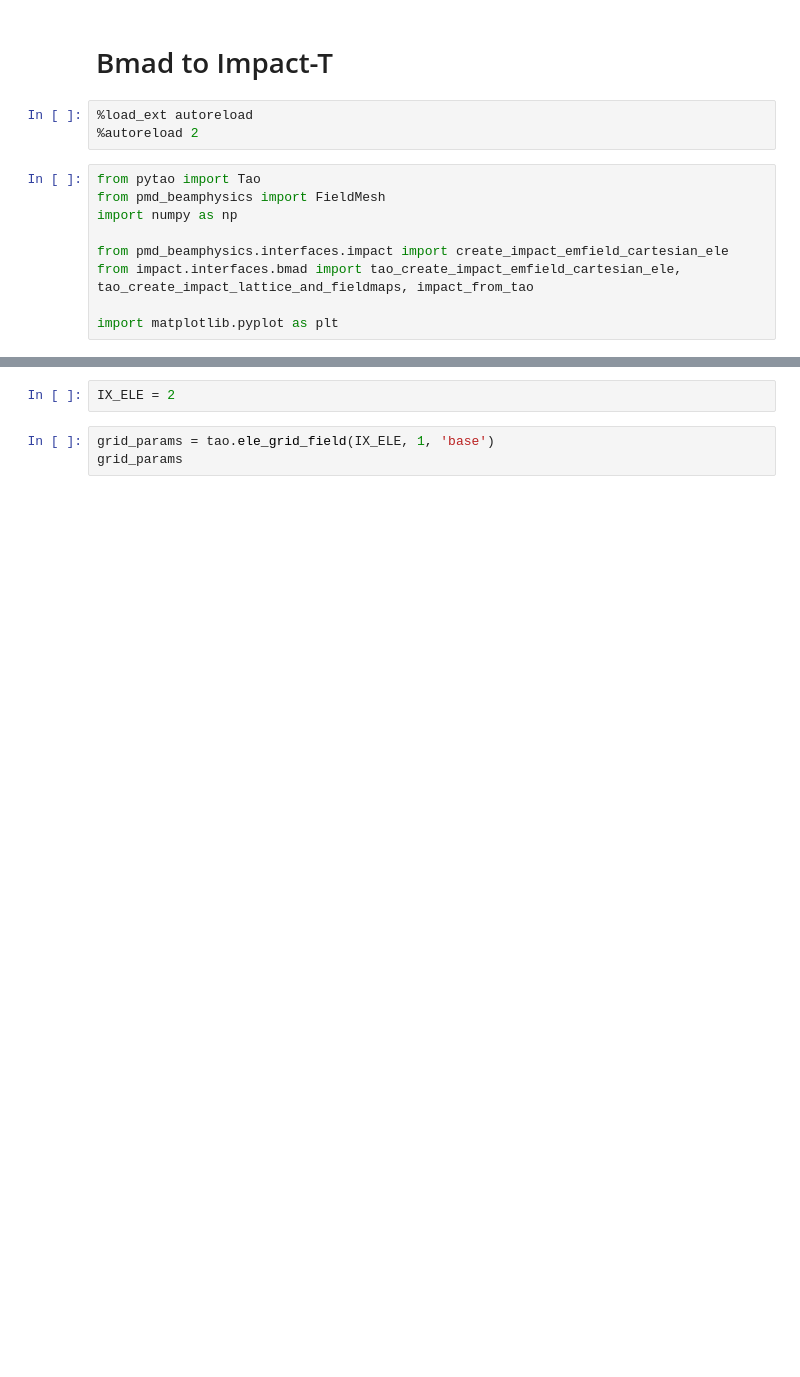
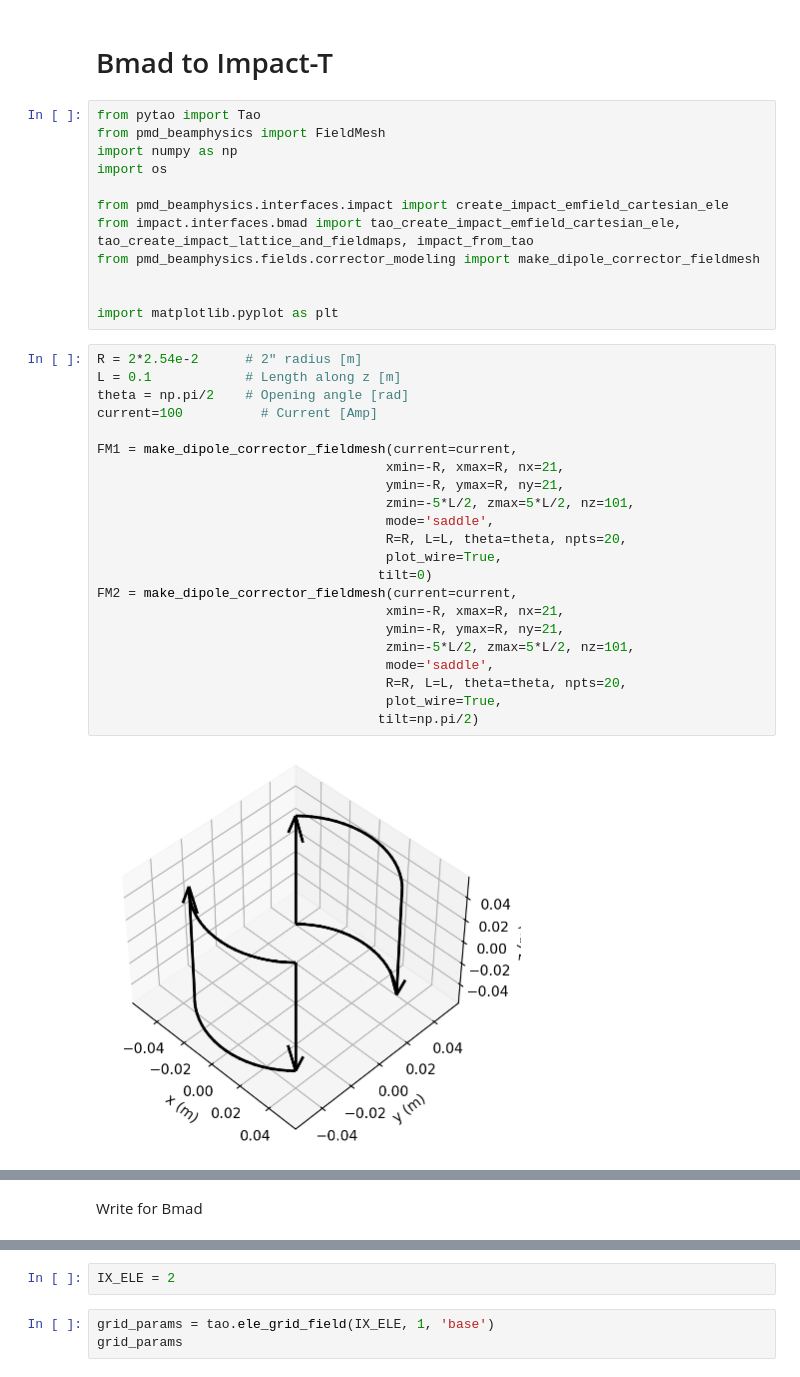
Before and after one commit to ChristopherMayes/lume-impact, a Jupyter notebook: docs/examples/templates/corrector_coil/bmad_to_impact.ipynb, the cells around one changed output, grey strips where cells are left out. Drawn from its saved outputs; the diff is of its cells as text; blank space fills up the shorter version.

```diff
--- a/docs/examples/templates/corrector_coil/bmad_to_impact.ipynb
+++ b/docs/examples/templates/corrector_coil/bmad_to_impact.ipynb
@@ -1,14 +1,38 @@
 # %% [markdown]
 # Bmad to Impact-T
-# %%
-%load_ext autoreload
-%autoreload 2
 # %%
 from pytao import Tao
 from pmd_beamphysics import FieldMesh
 import numpy as np
+import os
 
 from pmd_beamphysics.interfaces.impact import create_impact_emfield_cartesian_ele
 from impact.interfaces.bmad import tao_create_impact_emfield_cartesian_ele, tao_create_impact_lattice_and_fieldmaps, impact_from_tao
+from pmd_beamphysics.fields.corrector_modeling import make_dipole_corrector_fieldmesh
+
 
 import matplotlib.pyplot as plt
+# %%
+R = 2*2.54e-2      # 2" radius [m]
+L = 0.1            # Length along z [m]
+theta = np.pi/2    # Opening angle [rad]
+current=100          # Current [Amp]
+
+FM1 = make_dipole_corrector_fieldmesh(current=current,
+                                     xmin=-R, xmax=R, nx=21,
+                                     ymin=-R, ymax=R, ny=21,
+                                     zmin=-5*L/2, zmax=5*L/2, nz=101,
+                                     mode='saddle',
+                                     R=R, L=L, theta=theta, npts=20,
+                                     plot_wire=True,
+                                    tilt=0)
+FM2 = make_dipole_corrector_fieldmesh(current=current,
+                                     xmin=-R, xmax=R, nx=21,
+                                     ymin=-R, ymax=R, ny=21,
+                                     zmin=-5*L/2, zmax=5*L/2, nz=101,
+                                     mode='saddle',
+                                     R=R, L=L, theta=theta, npts=20,
+                                     plot_wire=True,
+                                    tilt=np.pi/2)
+# %% [output]
+[figure, added]
@@ -14,0 +40,2 @@ import matplotlib.pyplot as plt
+# %% [markdown]
+Write for Bmad
```
Also changed, not shown: parts of 11 cells of this notebook, 2 other files.
